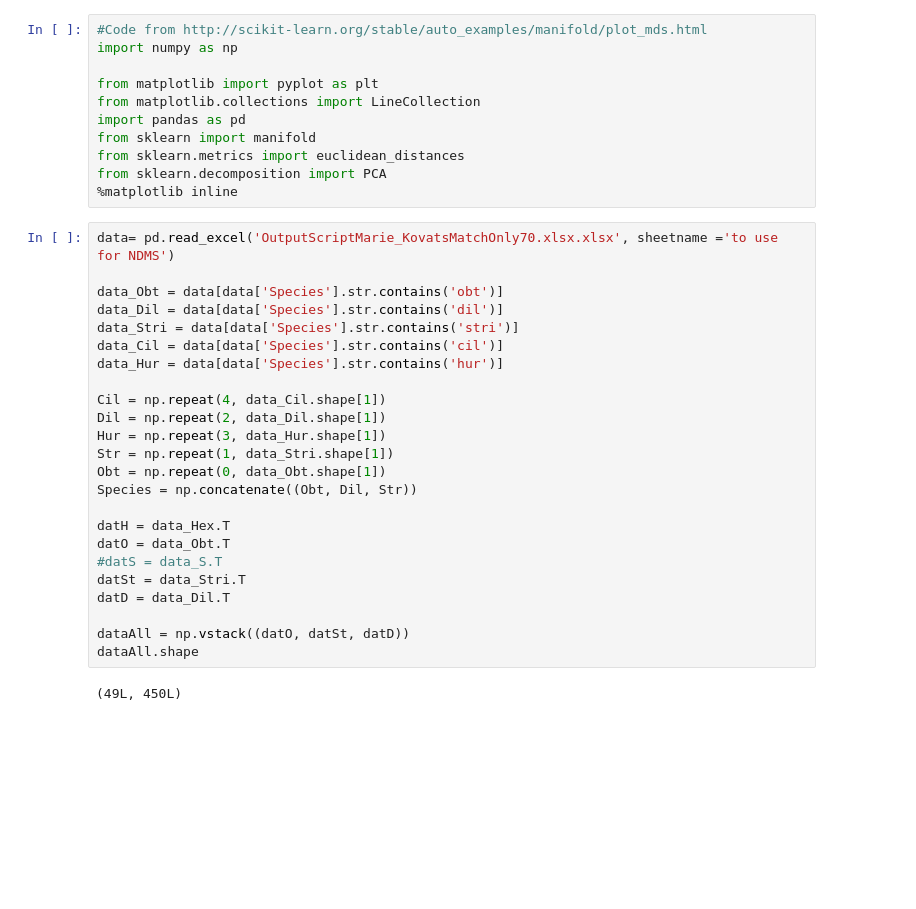
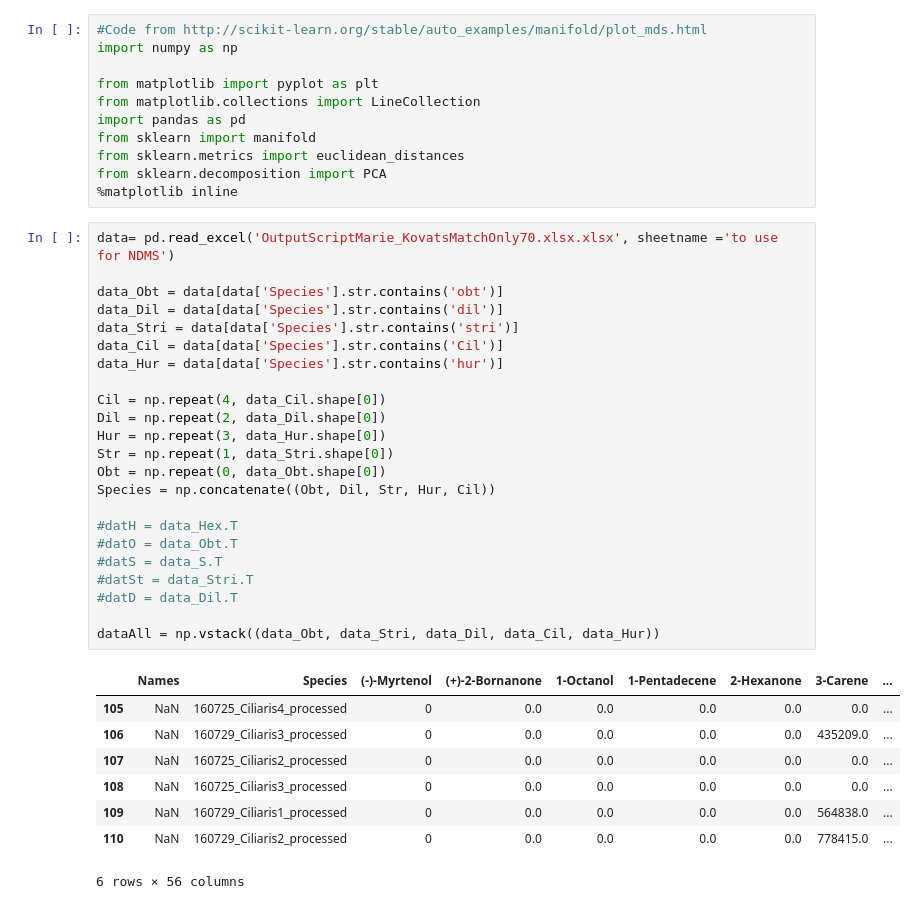
Before and after one commit to ryokubo5710/Platanthera_scents, a Jupyter notebook: NMDS.ipynb, the cells around one changed output. Drawn from its saved outputs; the diff is of its cells as text; blank space fills up the shorter version.

```diff
--- a/NMDS.ipynb
+++ b/NMDS.ipynb
@@ -12,29 +12,35 @@ from sklearn.decomposition import PCA
 # %%
 data= pd.read_excel('OutputScriptMarie_KovatsMatchOnly70.xlsx.xlsx', sheetname ='to use for NDMS')
 
 data_Obt = data[data['Species'].str.contains('obt')]
 data_Dil = data[data['Species'].str.contains('dil')]
 data_Stri = data[data['Species'].str.contains('stri')]
-data_Cil = data[data['Species'].str.contains('cil')]
+data_Cil = data[data['Species'].str.contains('Cil')]
 data_Hur = data[data['Species'].str.contains('hur')]
 
-Cil = np.repeat(4, data_Cil.shape[1])
-Dil = np.repeat(2, data_Dil.shape[1])
-Hur = np.repeat(3, data_Hur.shape[1])
-Str = np.repeat(1, data_Stri.shape[1])
-Obt = np.repeat(0, data_Obt.shape[1])
-Species = np.concatenate((Obt, Dil, Str))
+Cil = np.repeat(4, data_Cil.shape[0])
+Dil = np.repeat(2, data_Dil.shape[0])
+Hur = np.repeat(3, data_Hur.shape[0])
+Str = np.repeat(1, data_Stri.shape[0])
+Obt = np.repeat(0, data_Obt.shape[0])
+Species = np.concatenate((Obt, Dil, Str, Hur, Cil))
 
-datH = data_Hex.T
-datO = data_Obt.T
+#datH = data_Hex.T
+#datO = data_Obt.T
 #datS = data_S.T
-datSt = data_Stri.T
-datD = data_Dil.T
+#datSt = data_Stri.T
+#datD = data_Dil.T
 
-dataAll = np.vstack((datO, datSt, datD))
-dataAll.shape
+dataAll = np.vstack((data_Obt, data_Stri, data_Dil, data_Cil, data_Hur))
 # %% [output]
+|  | Names | Species | (-)-Myrtenol | (+)-2-Bornanone | 1-Octanol | 1-Pentadecene | 2-Hexanone | 3-Carene | ... |
+| 105 | NaN | 160725_Ciliaris4_processed | 0 | 0.0 | 0.0 | 0.0 | 0.0 | 0.0 | ... |
+| 106 | NaN | 160729_Ciliaris3_processed | 0 | 0.0 | 0.0 | 0.0 | 0.0 | 435209.0 | ... |
+| 107 | NaN | 160725_Ciliaris2_processed | 0 | 0.0 | 0.0 | 0.0 | 0.0 | 0.0 | ... |
+| 108 | NaN | 160725_Ciliaris3_processed | 0 | 0.0 | 0.0 | 0.0 | 0.0 | 0.0 | ... |
+| 109 | NaN | 160729_Ciliaris1_processed | 0 | 0.0 | 0.0 | 0.0 | 0.0 | 564838.0 | ... |
+| 110 | NaN | 160729_Ciliaris2_processed | 0 | 0.0 | 0.0 | 0.0 | 0.0 | 778415.0 | ... |
-(49L, 450L)
+6 rows × 56 columns
 # %%
 n_samples = 20
 seed = np.random.RandomState(seed=3)
```
Also changed, not shown: parts of 5 cells of this notebook, 1 other file.
